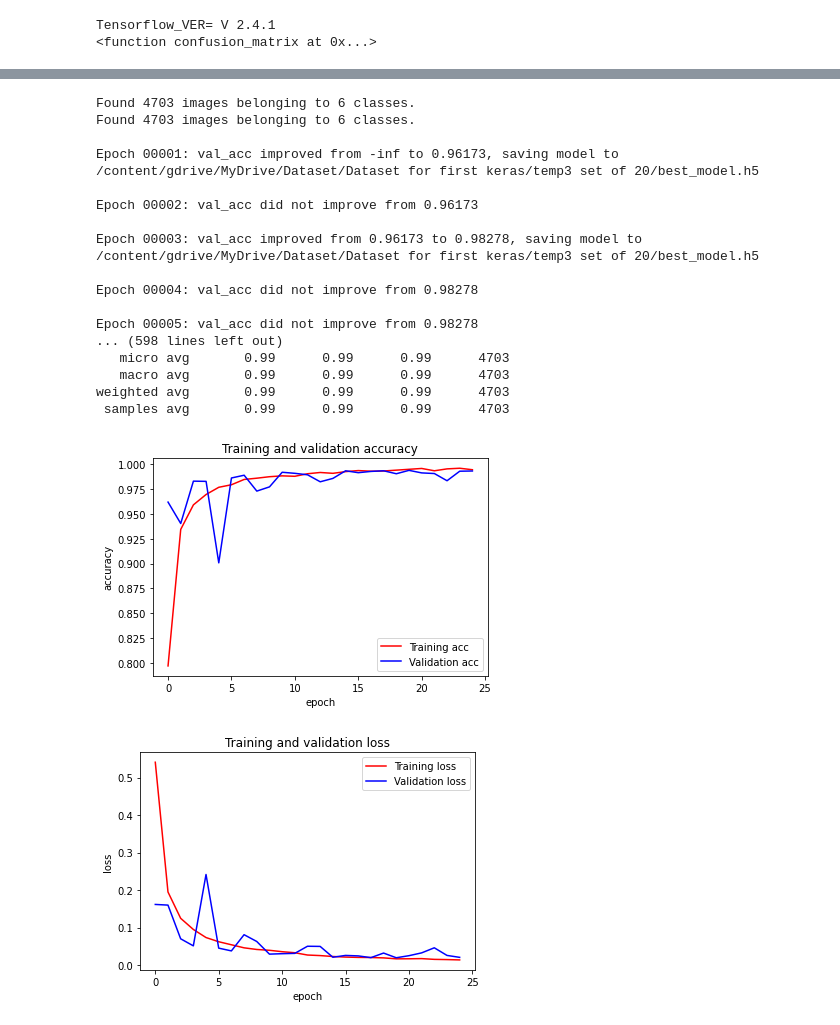
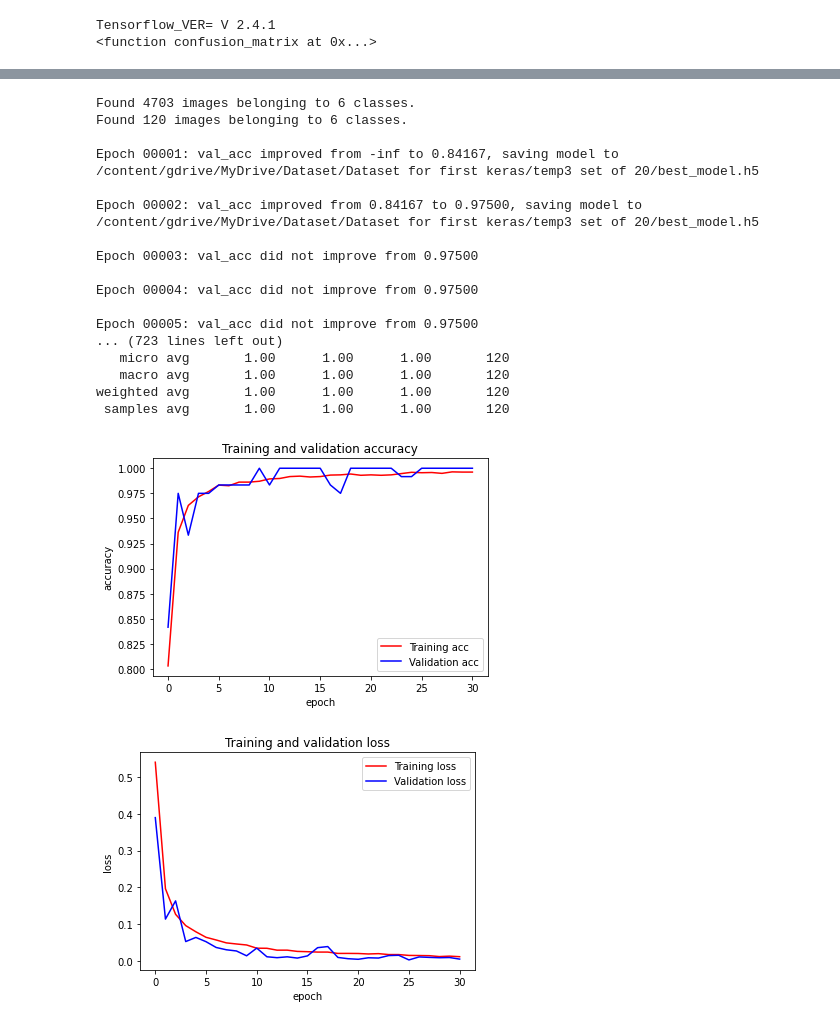
Before and after one commit to ajaxrays21/Resnet-50fortrademark, a Jupyter notebook: Resnet50_for_six_logo_class_of_Trademark.ipynb, the cells around one changed output, grey strips where cells are left out. Drawn from its saved outputs; the diff is of its cells as text; code cells hidden in the pictures.

```diff
--- a/Resnet50_for_six_logo_class_of_Trademark.ipynb
+++ b/Resnet50_for_six_logo_class_of_Trademark.ipynb
@@ -41,9 +42,9 @@ print(confusion_matrix)
 Tensorflow_VER= V 2.4.1
 <function confusion_matrix at 0x...>
 # %%
-train_data_dir = '/content/gdrive/MyDrive/Dataset/Dataset for first keras/temp3 set of 20/train/'
-test_data_dir = '/content/gdrive/MyDrive/Dataset/Dataset for first keras/temp3 set of 20/train/'
-validation_data_dir = '/content/gdrive/MyDrive/Dataset/Dataset for first keras/temp3 set of 20/val/'
+train_data_dir = '/content/drive/MyDrive/Dataset/Dataset for first keras/temp3 set of 20/train'
+test_data_dir = '/content/drive/MyDrive/Dataset/Dataset for first keras/temp3 set of 20/test'
+validation_data_dir = '/content/drive/MyDrive/Dataset/Dataset for first keras/temp3 set of 20/val'
 
 #TUNING SEBAGIAN DISINI
 batch_size = 16
@@ -214,7 +320,7 @@ generator_top = datagen.flow_from_directory(
 nb_train_samples = len(generator_top.filenames)
 num_classes = len(generator_top.class_indices)
 
-train_data = np.load('/content/gdrive/MyDrive/Dataset/Dataset for first keras/temp3 set of 20/bottleneck_features_train.npy')
+train_data = np.load('/content/drive/MyDrive/Dataset/Dataset for first keras/temp3 set of 20/bottleneck_features_train.npy')
 
 train_labels = generator_top.classes
 
@@ -230,7 +336,7 @@ generator_top = datagen.flow_from_directory(
 
 nb_test_samples = len(generator_top.filenames)
 
-test_data = np.load('/content/gdrive/MyDrive/Dataset/Dataset for first keras/temp3 set of 20/bottleneck_features_test.npy')
+test_data = np.load('/content/drive/MyDrive/Dataset/Dataset for first keras/temp3 set of 20/bottleneck_features_test.npy')
 
 
 test_labels = generator_top.classes
@@ -293,7 +399,7 @@ plt.ylabel('accuracy')
 plt.xlabel('epoch')
 plt.legend()
 plotacc.show()
-plt.savefig("/content/Image-Classification-using-VGG19-and-Resnet/gambar/resnet50/train/Acc_resnet50_{}Batch_{}E_Opt={}_lr={}.jpg".format(batch_size, len(acc),opt,lr))
+plt.savefig("/content/drive/MyDrive/Dataset/Dataset for first keras/temp3 set of 20/gambar/resnet50/train/Acc_resnet50_{}Batch_{}E_Opt={}_lr={}.jpg".format(batch_size, len(acc),opt,lr))
 
 
 
@@ -305,50 +411,50 @@ plt.ylabel('loss')
 plt.xlabel('epoch')
 plt.legend()
 plotloss.show()
-plt.savefig("/content/Image-Classification-using-VGG19-and-Resnet/gambar/resnet50/train/Loss_resnet50_{}Batch_{}E_Opt={}_lr={}.jpg".format(batch_size, len(acc),opt,lr))
+plt.savefig("/content/drive/MyDrive/Dataset/Dataset for first keras/temp3 set of 20/gambar/resnet50/train/Loss_resnet50_{}Batch_{}E_Opt={}_lr={}.jpg".format(batch_size, len(acc),opt,lr))
 
 Evaluasi=model.evaluate(test_data, test_labels)
 print(Evaluasi)
 
 
 print('test data', test_data)
 preds = np.round(model.predict(test_data),0)
 score = model.predict(test_data)
 #to fit them into classification metrics and confusion metrics, some additional modificaitions are required
 print('rounded test_labels', preds)
 #Model di save
 model.save('/content/gdrive/MyDrive/Dataset/Dataset for first keras/temp3 set of 20/models/resnet50/model_{}E.h5'.format(len(acc)))
 
 view = ['Logo0','Logo1','Logo2','Logo3','Logo4','Logo5']
 classification_metrics = metrics.classification_report(test_labels, preds, target_names=view )
 print(classification_metrics)
 
 #Since our data is in dummy format we put the numpy array into a dataframe and call idxmax axis=1 to return the column
 # label of the maximum value thus creating a categorical variable
 #Basically, flipping a dummy variable back to it's categorical variable
 categorical_test_labels = pd.DataFrame(test_labels).idxmax(axis=1)
 categorical_preds = pd.DataFrame(preds).idxmax(axis=1)
 confusion_matrix= confusion_matrix(categorical_test_labels, categorical_preds)
 # %% [output]
 Found 4703 images belonging to 6 classes.
-Found 4703 images belonging to 6 classes.
+Found 120 images belonging to 6 classes.
 
-Epoch 00001: val_acc improved from -inf to 0.96173, saving model to /content/gdrive/MyDrive/Dataset/Dataset for first keras/temp3 set of 20/best_model.h5
+Epoch 00001: val_acc improved from -inf to 0.84167, saving model to /content/gdrive/MyDrive/Dataset/Dataset for first keras/temp3 set of 20/best_model.h5
 
-Epoch 00002: val_acc did not improve from 0.96173
+Epoch 00002: val_acc improved from 0.84167 to 0.97500, saving model to /content/gdrive/MyDrive/Dataset/Dataset for first keras/temp3 set of 20/best_model.h5
 
-Epoch 00003: val_acc improved from 0.96173 to 0.98278, saving model to /content/gdrive/MyDrive/Dataset/Dataset for first keras/temp3 set of 20/best_model.h5
+Epoch 00003: val_acc did not improve from 0.97500
 
-Epoch 00004: val_acc did not improve from 0.98278
+Epoch 00004: val_acc did not improve from 0.97500
 
-Epoch 00005: val_acc did not improve from 0.98278
-... (598 lines left out)
-   micro avg       0.99      0.99      0.99      4703
-   macro avg       0.99      0.99      0.99      4703
-weighted avg       0.99      0.99      0.99      4703
- samples avg       0.99      0.99      0.99      4703
+Epoch 00005: val_acc did not improve from 0.97500
+... (723 lines left out)
+   micro avg       1.00      1.00      1.00       120
+   macro avg       1.00      1.00      1.00       120
+weighted avg       1.00      1.00      1.00       120
+ samples avg       1.00      1.00      1.00       120
-[figure, old version]
+[figure, new version]
-[figure, old version]
+[figure, new version]
 # %%
 plotcmnn = plt.figure(3)
 plot_confusion_matrix(confusion_matrix, ['Logo0','Logo1','Logo2','Logo3','Logo4','Logo5'])
```
Also changed, not shown: parts of 7 cells of this notebook.
